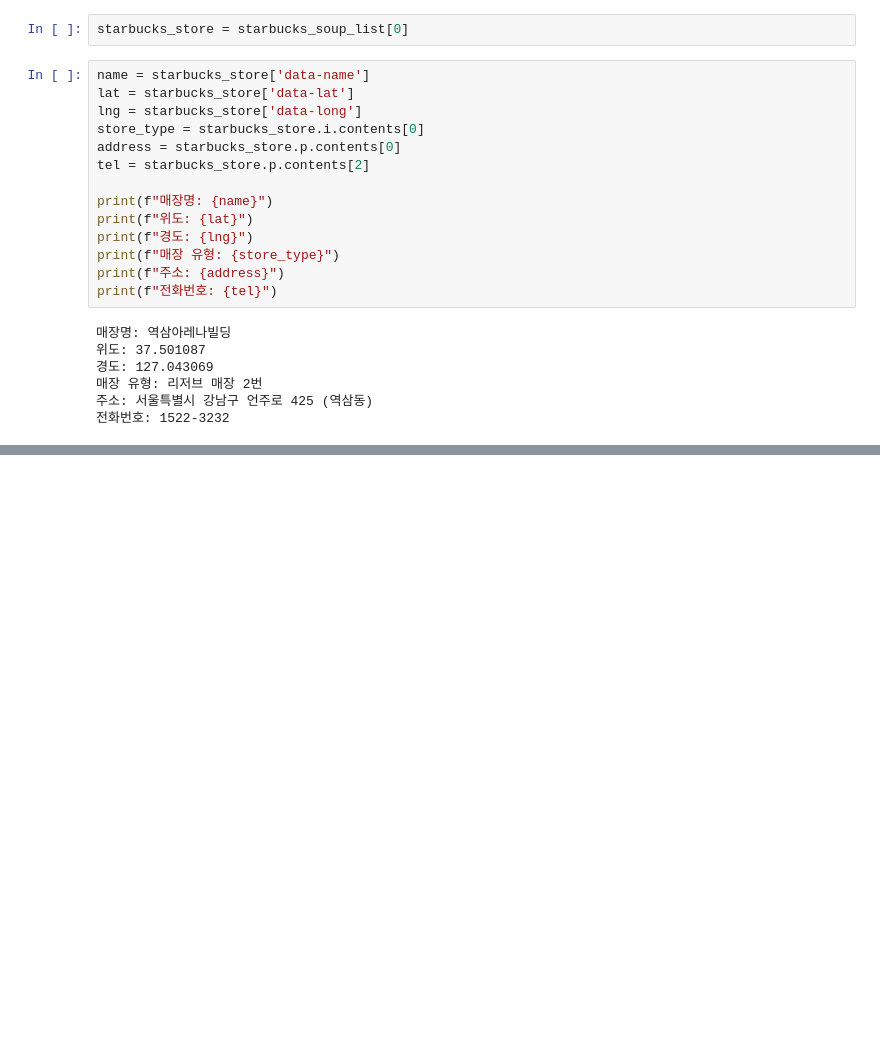
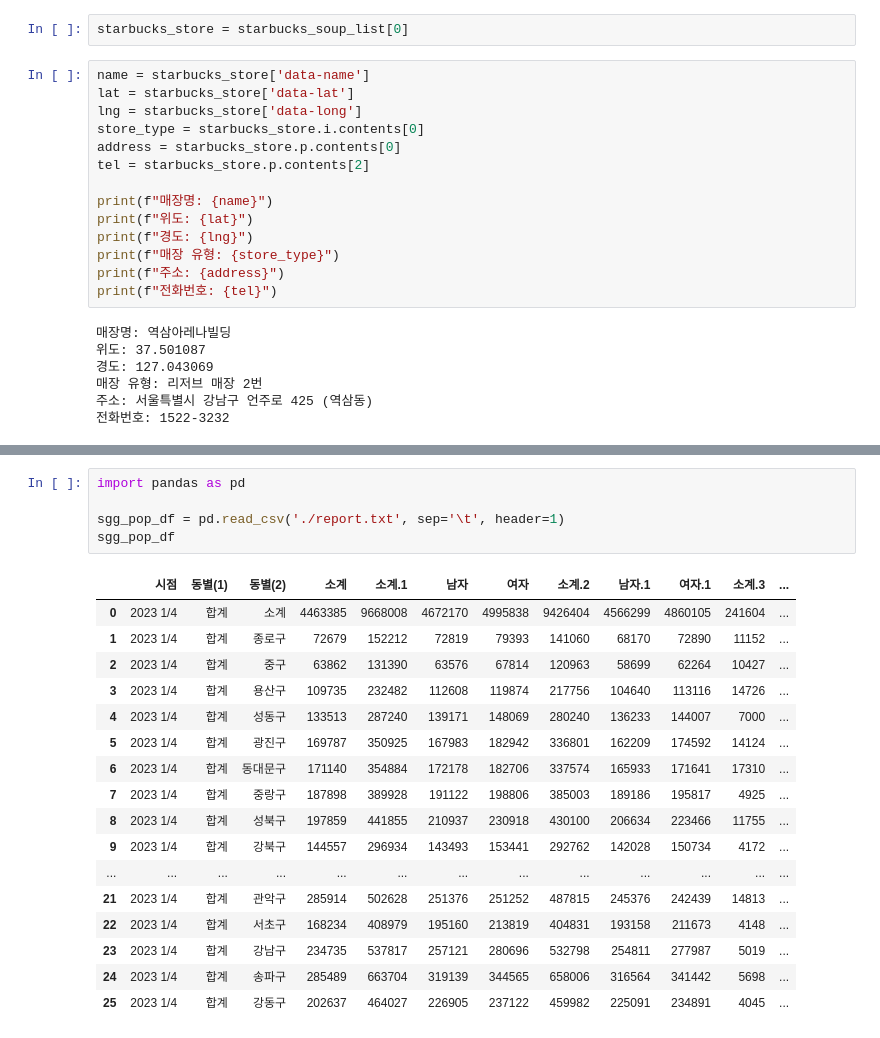
Before and after one commit to KHseo32/test, a Jupyter notebook: project01/05. 딥러닝/starbucks.ipynb, the cells around one changed output, grey strips where cells are left out. Cells and saved outputs as stored; diff of their text form; blank space fills up the shorter version.

```diff
--- a/project01/05. 딥러닝/starbucks.ipynb
+++ b/project01/05. 딥러닝/starbucks.ipynb
@@ -146,3 +146,26 @@ starbucks_df.to_csv("starbucks_stores.csv", index=False)
 print("스타벅스 매장 정보를 starbucks_stores.csv 파일로 저장했습니다.")
 # %% [output]
 스타벅스 매장 정보를 starbucks_stores.csv 파일로 저장했습니다.
+# %%
+import pandas as pd
+
+sgg_pop_df = pd.read_csv('./report.txt', sep='\t', header=1)
+sgg_pop_df
+# %% [output]
+|  | 시점 | 동별(1) | 동별(2) | 소계 | 소계.1 | 남자 | 여자 | 소계.2 | 남자.1 | 여자.1 | 소계.3 | ... |
+| 0 | 2023 1/4 | 합계 | 소계 | 4463385 | 9668008 | 4672170 | 4995838 | 9426404 | 4566299 | 4860105 | 241604 | ... |
+| 1 | 2023 1/4 | 합계 | 종로구 | 72679 | 152212 | 72819 | 79393 | 141060 | 68170 | 72890 | 11152 | ... |
+| 2 | 2023 1/4 | 합계 | 중구 | 63862 | 131390 | 63576 | 67814 | 120963 | 58699 | 62264 | 10427 | ... |
+| 3 | 2023 1/4 | 합계 | 용산구 | 109735 | 232482 | 112608 | 119874 | 217756 | 104640 | 113116 | 14726 | ... |
+| 4 | 2023 1/4 | 합계 | 성동구 | 133513 | 287240 | 139171 | 148069 | 280240 | 136233 | 144007 | 7000 | ... |
+| 5 | 2023 1/4 | 합계 | 광진구 | 169787 | 350925 | 167983 | 182942 | 336801 | 162209 | 174592 | 14124 | ... |
+| 6 | 2023 1/4 | 합계 | 동대문구 | 171140 | 354884 | 172178 | 182706 | 337574 | 165933 | 171641 | 17310 | ... |
+| 7 | 2023 1/4 | 합계 | 중랑구 | 187898 | 389928 | 191122 | 198806 | 385003 | 189186 | 195817 | 4925 | ... |
+| 8 | 2023 1/4 | 합계 | 성북구 | 197859 | 441855 | 210937 | 230918 | 430100 | 206634 | 223466 | 11755 | ... |
+| 9 | 2023 1/4 | 합계 | 강북구 | 144557 | 296934 | 143493 | 153441 | 292762 | 142028 | 150734 | 4172 | ... |
+| ... | ... | ... | ... | ... | ... | ... | ... | ... | ... | ... | ... | ... |
+| 21 | 2023 1/4 | 합계 | 관악구 | 285914 | 502628 | 251376 | 251252 | 487815 | 245376 | 242439 | 14813 | ... |
+| 22 | 2023 1/4 | 합계 | 서초구 | 168234 | 408979 | 195160 | 213819 | 404831 | 193158 | 211673 | 4148 | ... |
+| 23 | 2023 1/4 | 합계 | 강남구 | 234735 | 537817 | 257121 | 280696 | 532798 | 254811 | 277987 | 5019 | ... |
+| 24 | 2023 1/4 | 합계 | 송파구 | 285489 | 663704 | 319139 | 344565 | 658006 | 316564 | 341442 | 5698 | ... |
+| 25 | 2023 1/4 | 합계 | 강동구 | 202637 | 464027 | 226905 | 237122 | 459982 | 225091 | 234891 | 4045 | ... |
```
Also changed, not shown: parts of 26 cells of this notebook, 2 other files.
